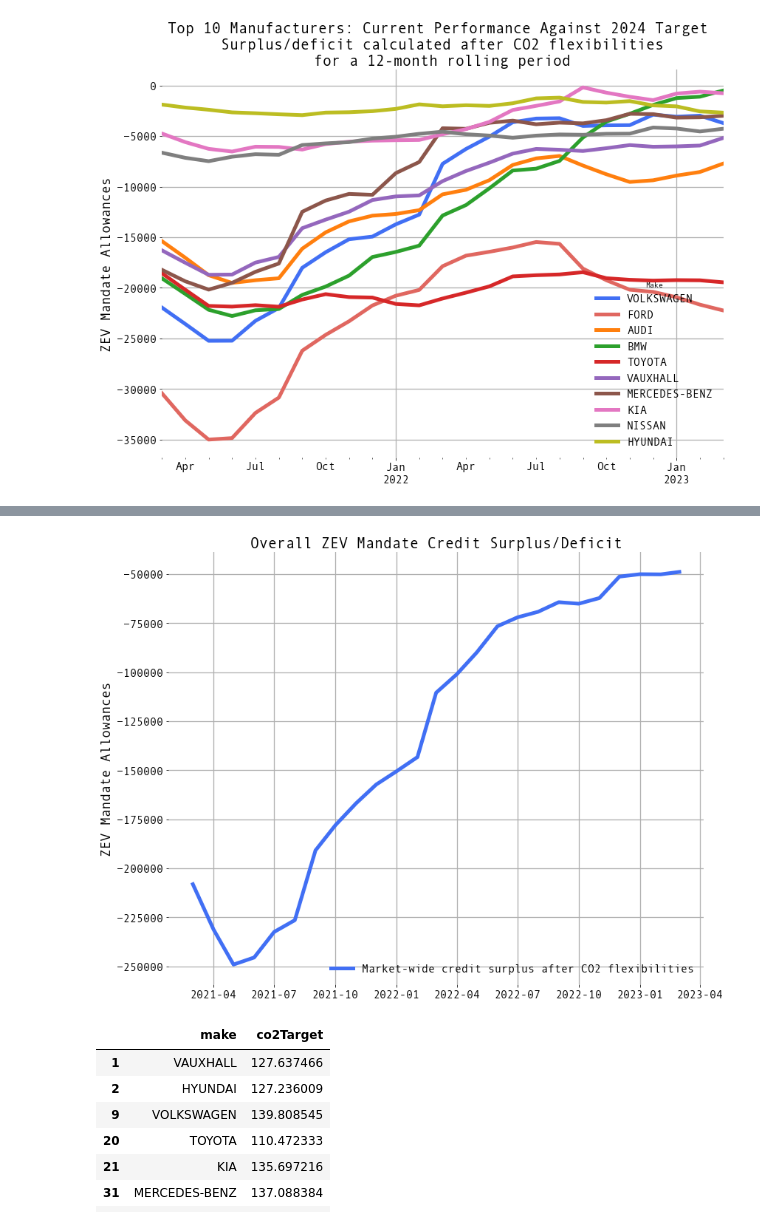
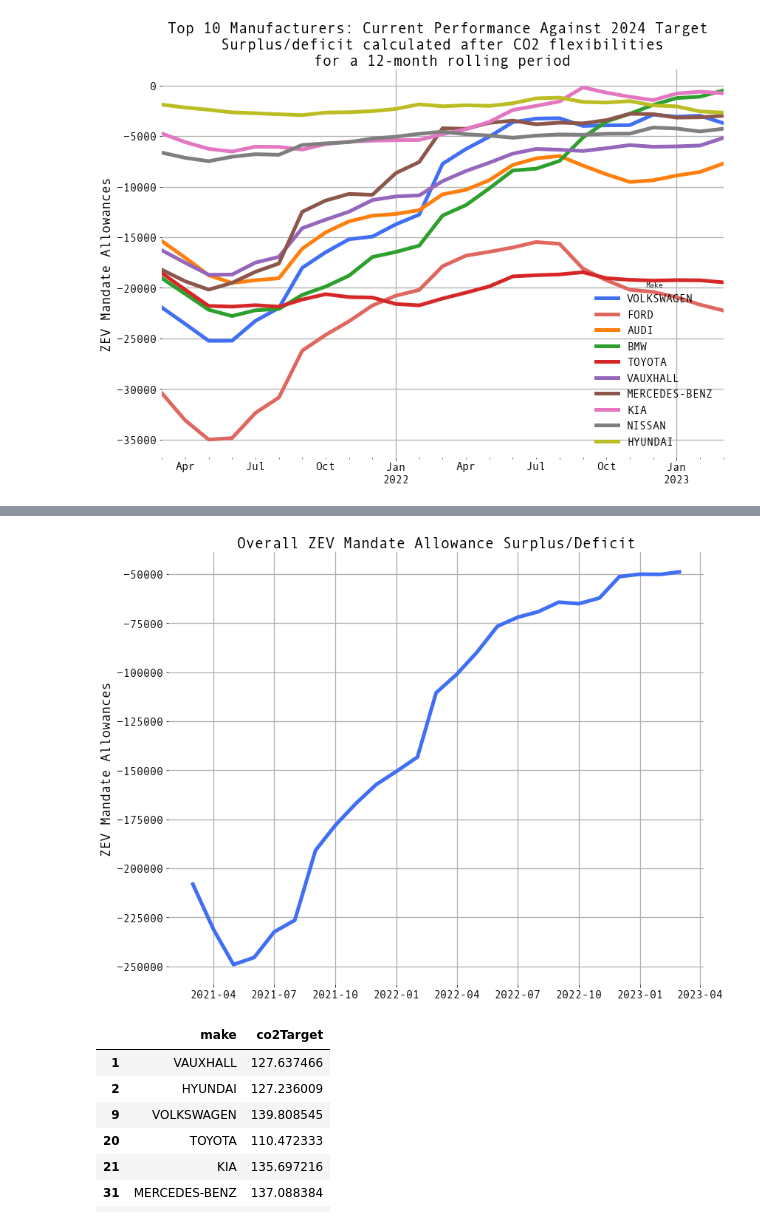
Before and after one commit to New-AutoMotive/zev_mandate, a Jupyter notebook: 05) Compliance tracker.ipynb, the cells around one changed output, grey strips where cells are left out. Drawn from its saved outputs; the diff is of its cells as text; code cells hidden in the pictures.

```diff
--- a/05) Compliance tracker.ipynb
+++ b/05) Compliance tracker.ipynb
@@ -315,18 +311,18 @@ df.groupby(['monthOfFirstRegistration']).sum().co2Compliance.plot()
 # %%
 fig, ax = plt.subplots()
 
 # ax.plot(df.groupby('monthOfFirstRegistration').sum()['ZEV Surplus'], label='Market-wide credit surplus')
 ax.plot(df.groupby('monthOfFirstRegistration').sum()['ZEV Surplus after CO2'], label='Market-wide credit surplus after CO2 flexibilities')
 # ax.plot(df.groupby('monthOfFirstRegistration').sum()['ZEV Surplus after CO2 - Proposed'], label='Proposed Market-wide credit surplus after CO2 flexibilities')
 ax.set_ylabel('ZEV Mandate Allowances')
 
-ax.legend(loc='lower right')
-ax.set_title('Overall ZEV Mandate Credit Surplus/Deficit')
+# ax.legend(loc='lower right')
+ax.set_title('Overall ZEV Mandate Allowance Surplus/Deficit')
 
 plt.savefig('plots/aggregate_demand_credits.png', transparent=False, bbox_inches='tight', dpi=300)
 plt.show()
 # %% [output]
-[figure, old version]
+[figure, new version]
 # %%
 df['meanCo2'] = df.apply(lambda row: row.co2Activity / row.nonzevSales if row.nonzevSales >0 else np.nan , axis=1)
 # %%
```
Also changed, not shown: parts of 3 cells of this notebook, 1 other file.
